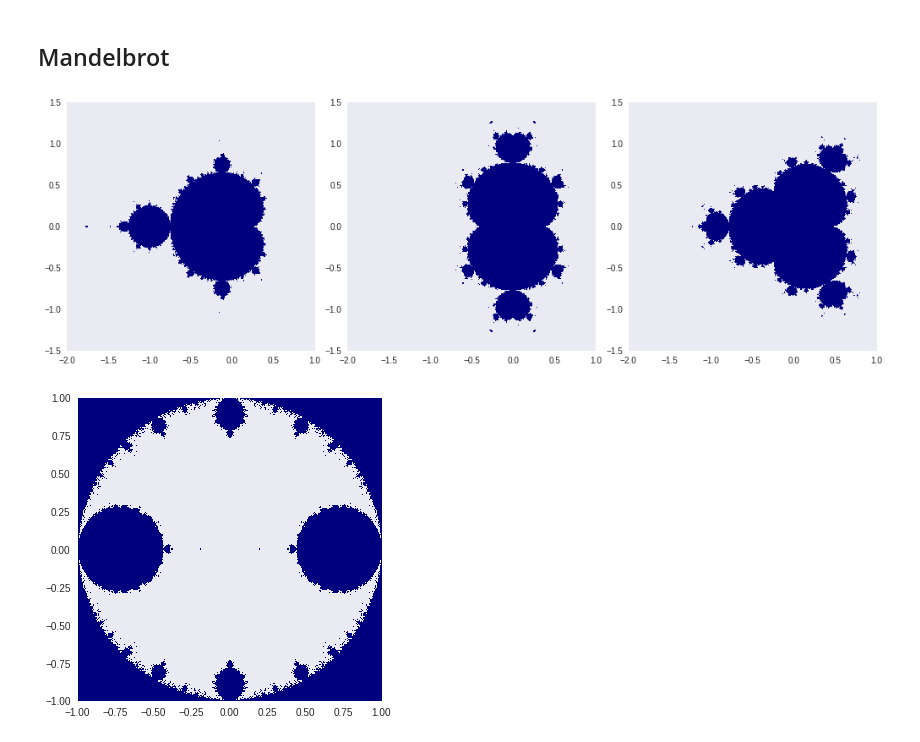
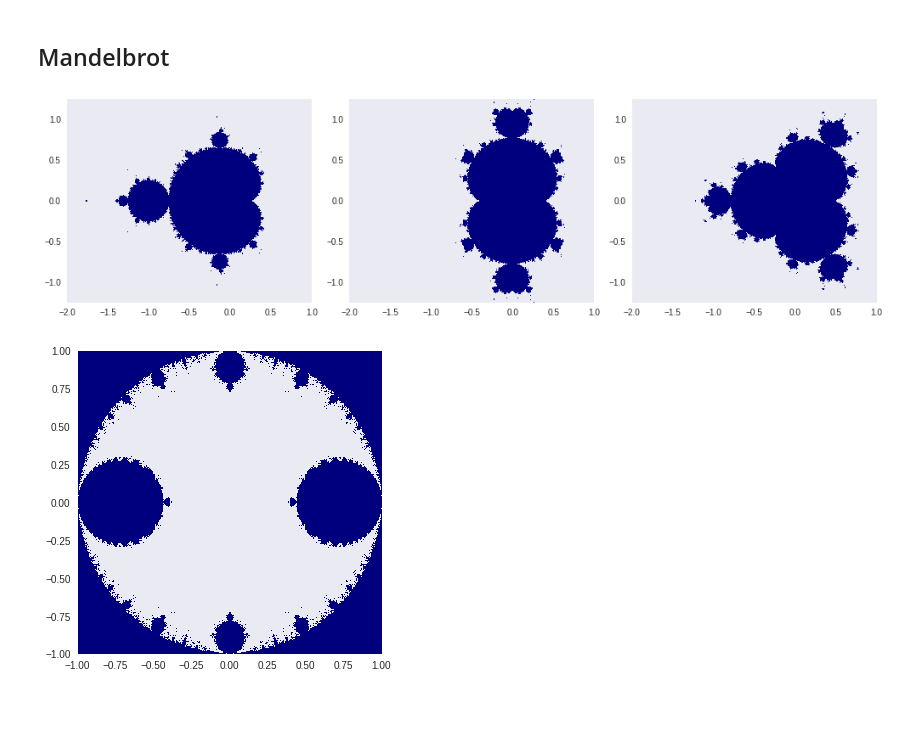
Before and after one commit to rdenadai/Image-Study-Notebooks, a Jupyter notebook: notebooks/madelbrot.ipynb, the cells around one changed output. Drawn from its saved outputs; the diff is of its cells as text; code cells hidden in the pictures; blank space fills up the shorter version.

```diff
--- a/notebooks/madelbrot.ipynb
+++ b/notebooks/madelbrot.ipynb
@@ -11,33 +11,36 @@ import matplotlib.image as mpimg
 
 np.warnings.filterwarnings('ignore')
 # %%
-N = 500
-x, y = np.linspace(-2, 1, N), np.linspace(-1.5, 1.5, N)
+k1, k2, p1, p2 = -2, 1, -1.25, 1.25
+# k1, k2, p1, p2 = -0.8, -0.7, 0, 0.1
+
+N = 1024
+x, y = np.linspace(k1, k2, N), np.linspace(p1, p2, N)
 c = x[:, np.newaxis] + (y[np.newaxis, :] * 1j)
 z = c
 
 mandelbrot = []
 for i in [2, 3, 4]:
-    for _ in range(100):
+    for _ in range(80):
         z = z**i + c
     mandelbrot.append(np.abs(z))
     z = c
 
 plt.figure(figsize=(14, 14))
 for i, mandel in enumerate(mandelbrot):
     plt.subplot(3, 3, i+1)
-    plt.imshow(mandel.T, extent=[-2, 1, -1.5, 1.5], cmap='jet')
+    plt.imshow(mandel.T, extent=[k1, k2, p1, p2], cmap='jet')
     plt.grid(False)
 plt.tight_layout()
 plt.show()
 # %% [output]
-[figure, old version]
+[figure, new version]
 # %%
-N = 500
+N = 1024
 x, y = np.linspace(-1, 1, N), np.linspace(-1, 1, N)
 c = x[:, np.newaxis] + (y[np.newaxis, :] * 1j)
 z = c
-for _ in range(100):
+for _ in range(80):
     z = np.sin(z/c)
 mandelbrot = np.abs(z)
 
@@ -47,4 +50,4 @@ plt.grid(False)
 plt.tight_layout()
 plt.show()
 # %% [output]
-[figure, old version]
+[figure, new version]
```
Also changed, not shown: parts of 2 cells of this notebook.
